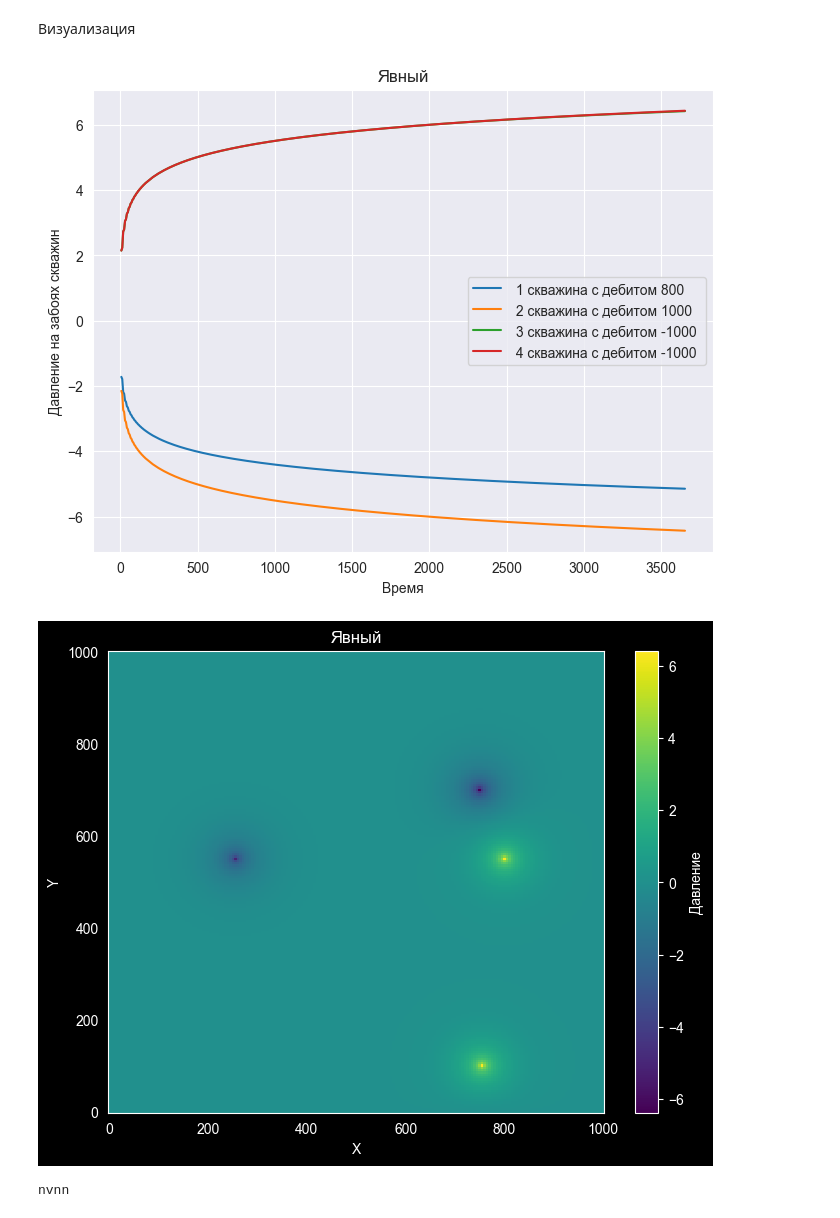
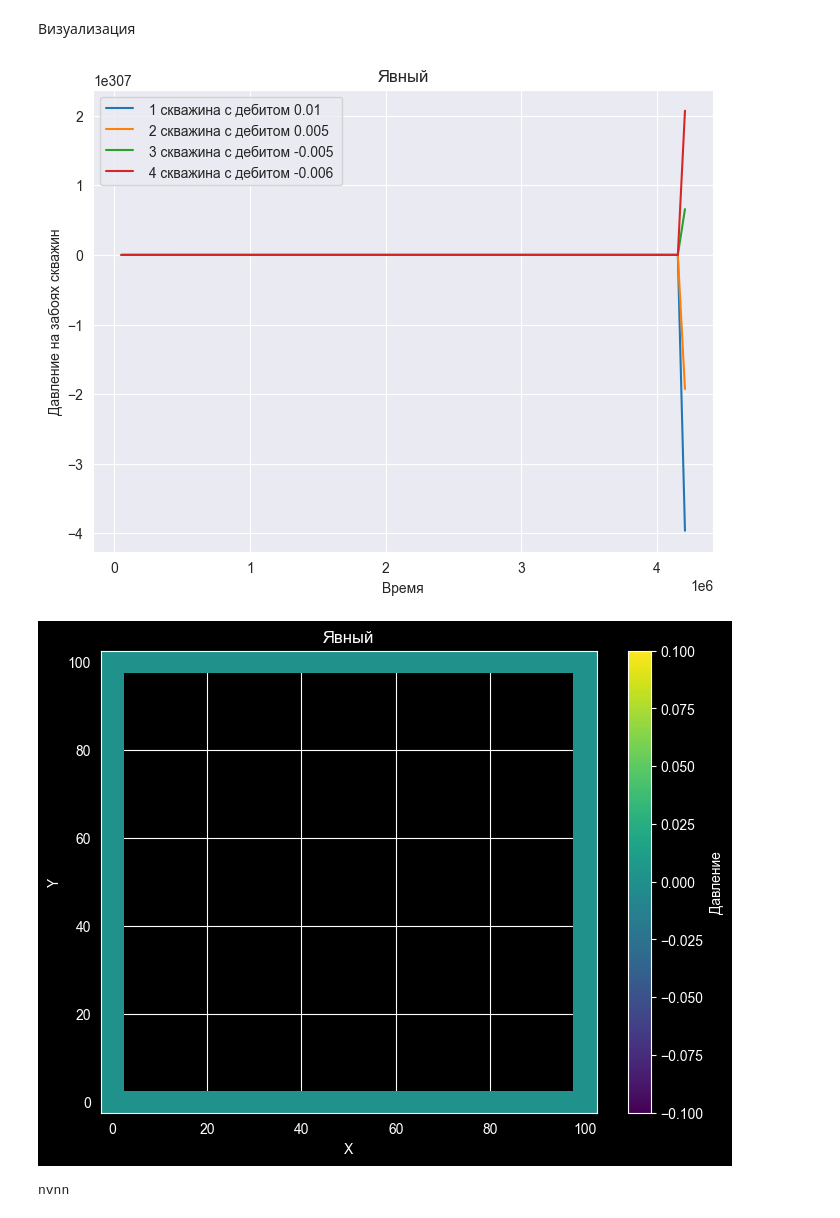
Before and after one commit to FEDOROV-ALEXANDER/Oil_ang_Gas_Task1, a Jupyter notebook: Нефтегаз Ресчетка/main.ipynb, the cells around one changed output. Drawn from its saved outputs; the diff is of its cells as text; code cells hidden in the pictures.

```diff
--- a/Нефтегаз Ресчетка/main.ipynb
+++ b/Нефтегаз Ресчетка/main.ipynb
@@ -19,32 +19,33 @@ def choose_step(length, width, x_wells, y_wells):
 # %%
 # данные для скважин скважины
 wells = [
-    Well(550, 255, 1.5, 800, 1),
-    Well(700, 750, 1.5, 1000, 2),
-    Well(100, 755, 1.5, -1000, 3),
-    Well(550, 800, 1.5, -1000, 4),
+    Well(55, 25, 1.5, 0.01, 1),
+    Well(70, 75, 1.5, 0.005, 2),
+    Well(10, 75, 1.5, -0.005, 3),
+    Well(55, 80, 1.5, -0.006, 4),
+
 ]
 # %% [markdown]
 Ввод входных значений
 # %%
 # Ввод входных значений
-length, width = 1000, 1000  # [м] геометрические размеры рассчитываемой области
+length, width = 100, 100  # [м] геометрические размеры рассчитываемой области
 dx, dy = choose_step(length, width, [well.x_w for well in wells],
                      [well.y_w for well in wells])  # [м] шаг по направлениям
 Nx, Ny = int(length / dx) + 1, int(width / dy) + 1  # количество элементов
 X = np.linspace(0, length, Nx)
 Y = np.linspace(0, width, Ny)
-T = 10 * 365
+T =  365 * 24 * 60 * 60 # время работы в секундах
 
 B = 1.2  # Объемный коэффициент
 h = 10  # толщина пласта
 
 # параметры взяты плюс-минус от балды
-viscosity = 10  # Вязкость [сПз] = 10e-3 [Па * с]
-compressibility = 5 * 10e-9  # [1/Па] сжимаемость
-permeability = 100  # [мД] проницаемость - скаляр
-eta = 1.0
-coef = - B * viscosity / 2 / np.pi / permeability / h  # вспомогательный коэффициент
+viscosity = 10 * 10e-4  # Вязкость [Па * с]
+compressibility = 5 * 10e-11  # [1/Па] сжимаемость
+permeability = 100 * 10e-16  # [м2] проницаемость
+porosity = 0.05
+eta = permeability/ (porosity * compressibility * viscosity)
 # %% [markdown]
 Расчеты давлений
 # %%
@@ -55,3 +56,6 @@ pressure_start[:, 0] = 0
 pressure_start[:, -1] = 0
 pressure = pressure_start.copy()
 permeability_matrix = np.full((Nx, Ny), permeability)
+coef_matrix = B * viscosity / 2 / np.pi / permeability_matrix / h
+eta_matrix = permeability_matrix / (porosity * compressibility * viscosity)
+print(eta_matrix.mean())
@@ -62,8 +68,8 @@ for well in wells:
     # Используем явный метод
     well.pressure_field, well.pressure_well, well.time_well = solve_for_one_well_explicit(X.copy(), Y.copy(), well.x_w,
                                                                                           well.y_w, well.q, well.r_w,
-                                                                                          coef, pressure_start.copy(),
-                                                                                          T, eta)
+                                                                                          coef_matrix, pressure_start.copy(),
+                                                                                          T, eta_matrix)
     pressure += well.pressure_field
 print(t.time() - begin)
 # %% [output]
@@ -77,25 +79,25 @@ print(t.time() - begin)
 # %%
 fig, ax = plt.subplots(figsize=(8, 6), gridspec_kw={'hspace': 0})
 for well in wells:
     ax.plot(well.time_well, well.pressure_well)
 ax.set_xlabel('Время')
 ax.set_title('Явный')
 ax.set_ylabel('Давление на забоях скважин')
 ax.legend([f' {well.number} скважина c дебитом {well.q} ' for well in wells])
 plt.show()
 
 #for style in plt.style.available == dark_background:
 plt.style.use('dark_background')
 fig, ax = plt.subplots(figsize=(8, 6))
 cax = ax.pcolormesh(X, Y, pressure, shading='auto', cmap='viridis')
 cbar = plt.colorbar(cax, label='Давление')
-ax.set_title(f'Распределение давления через {T} дней')
+ax.set_title(f'Распределение давления через {T/60/60/24} дней')
 ax.set_xlabel('X')
 ax.set_ylabel('Y')
 ax.set_title('Явный')
 plt.show()
 print("nvnn")
 # %% [output]
-[figure, old version]
+[figure, new version]
-[figure, old version]
+[figure, new version]
 nvnn
```
Also changed, not shown: parts of 2 cells of this notebook, 3 other files.
